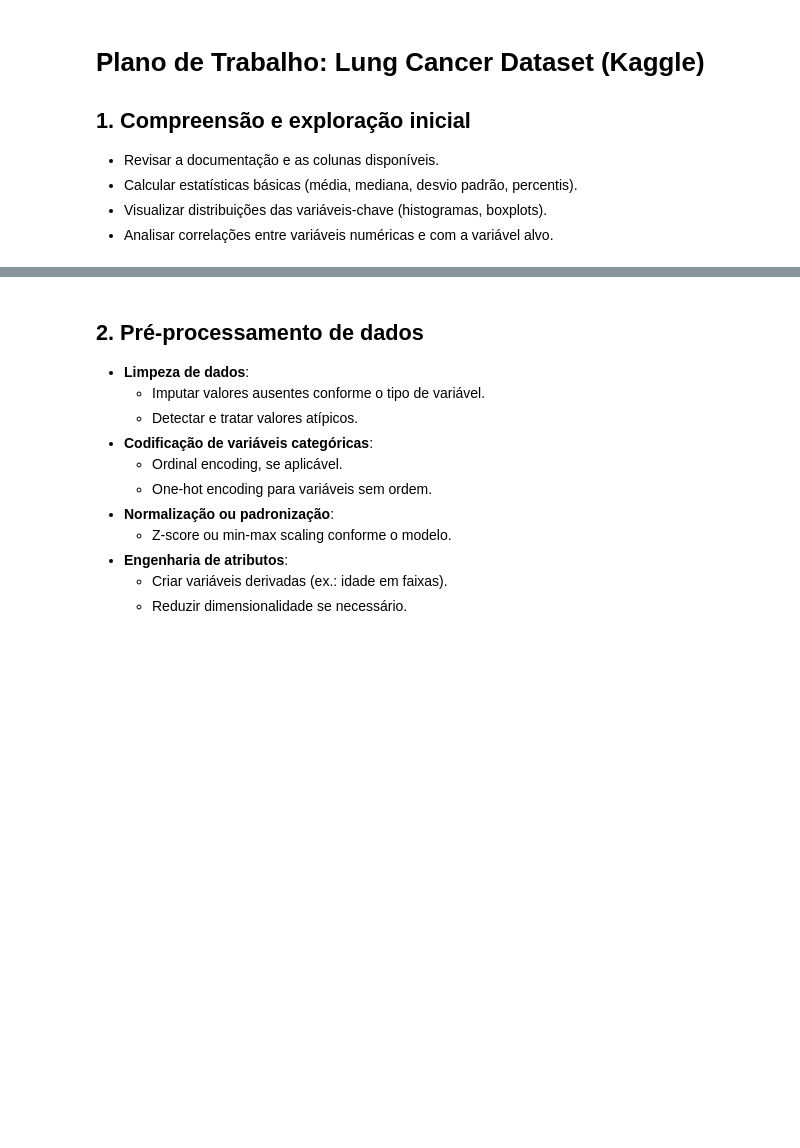
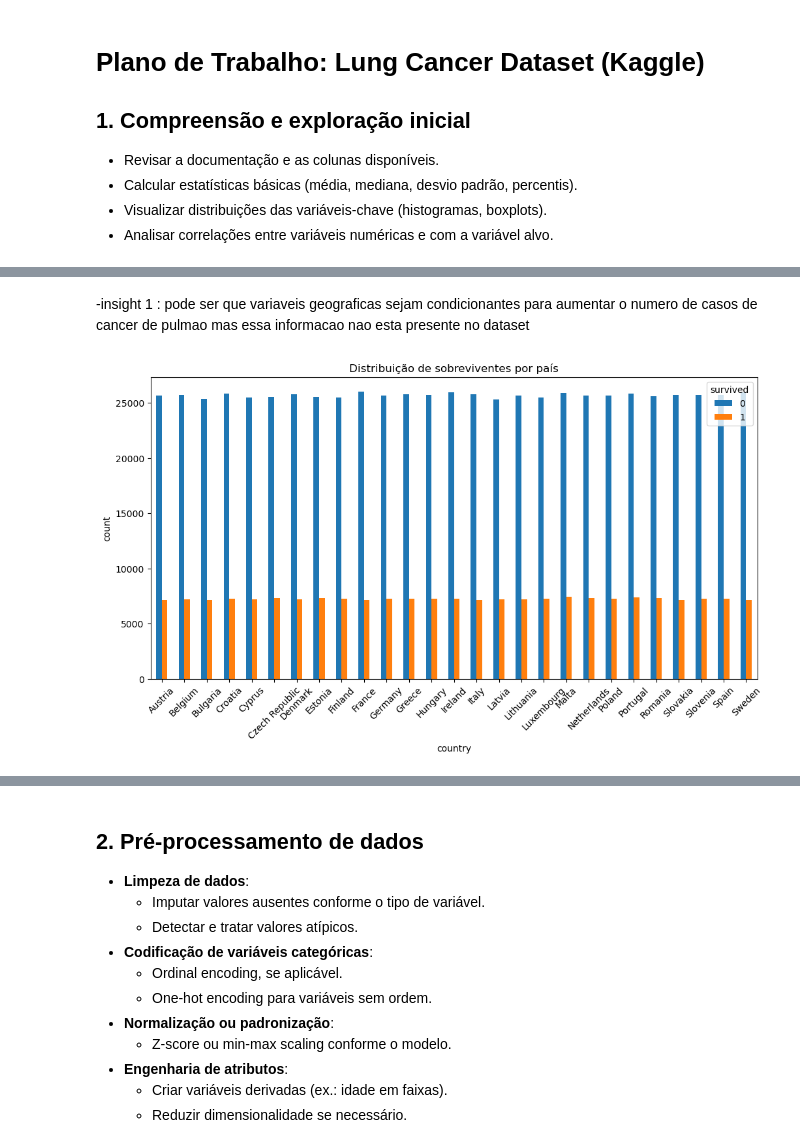
Before and after one commit to samgott123/GA036-IAM, a Jupyter notebook: EDA.ipynb, the cells around one changed output, grey strips where cells are left out. Saved outputs shown, nothing was run; the diff lists cells and outputs as text; code cells hidden in the pictures; blank space fills up the shorter version.

```diff
--- a/EDA.ipynb
+++ b/EDA.ipynb
@@ -31,0 +112,12 @@ df.head()
+# %% [markdown]
+-insight 1 : pode ser que variaveis geograficas sejam condicionantes para aumentar o numero de casos de
+        cancer de pulmao mas essa informacao nao esta presente no dataset
+# %%
+dist = df.groupby(['country', 'survived']).size().unstack()
+dist.plot(kind='bar', figsize=(12,6))
+plt.title("Distribuição de sobreviventes por país")
+plt.xticks(rotation=45)
+plt.ylabel("count")
+plt.show()
+# %% [output]
+[figure, added]
```
Also changed, not shown: parts of 37 cells of this notebook.
